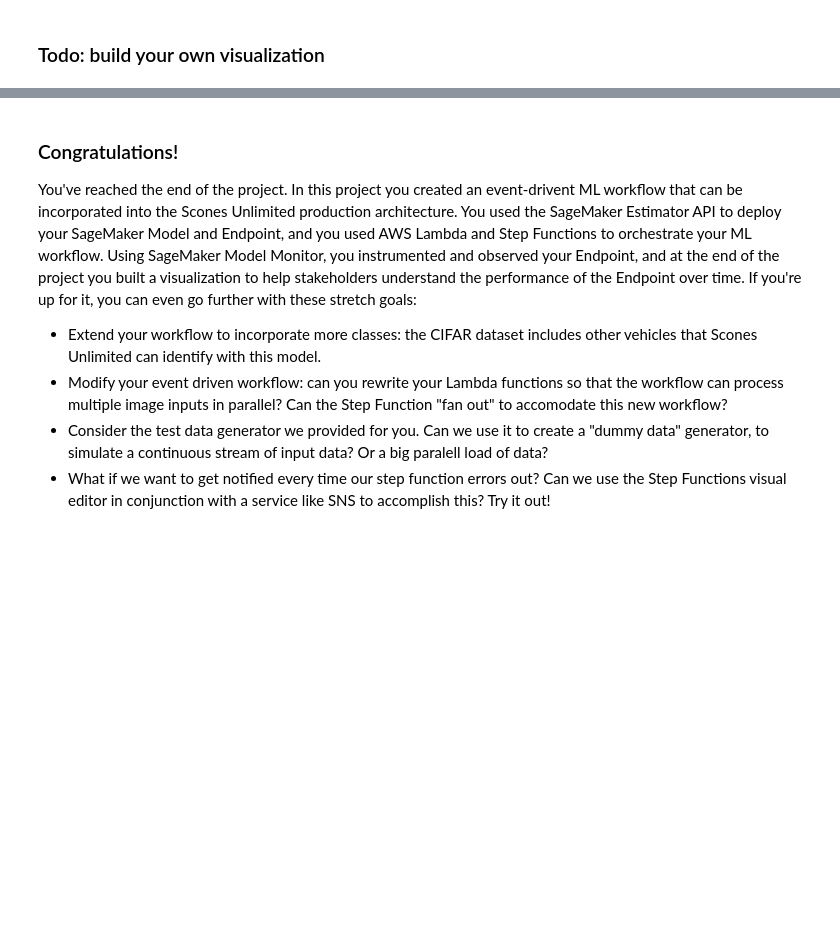
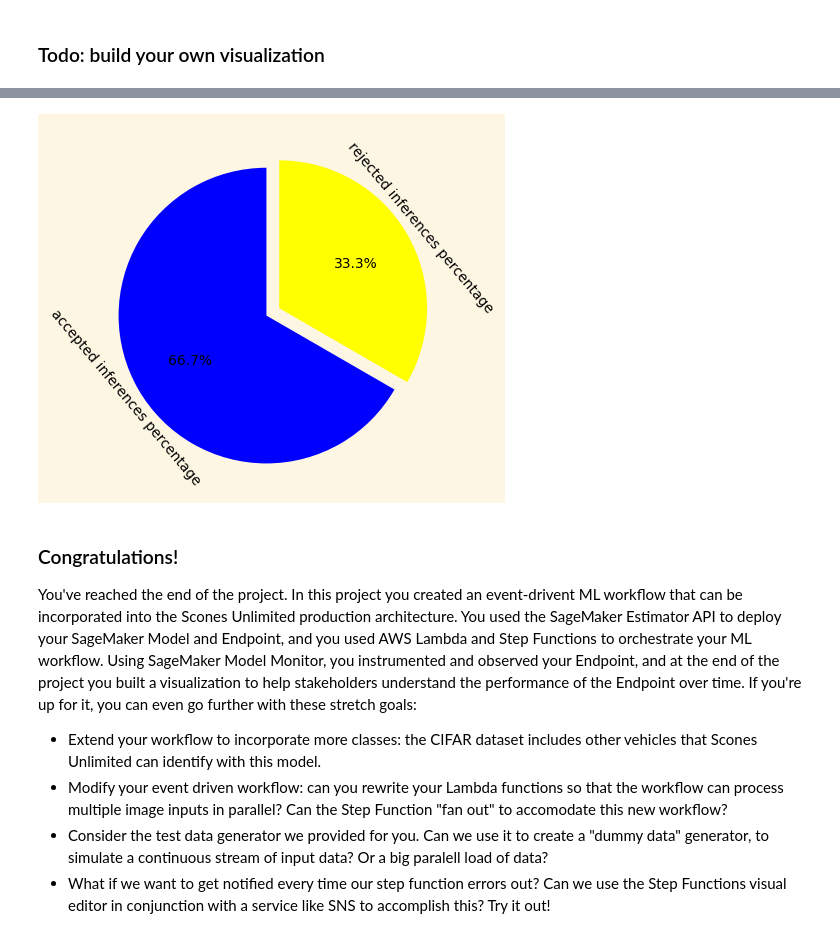
Before and after one commit to muhammed1k/Machine_Learning_Workflow_AWS, a Jupyter notebook: starter.ipynb, the cells around one changed output, grey strips where cells are left out. Cells and saved outputs as stored; diff of their text form; code cells hidden in the pictures; blank space fills up the shorter version.

```diff
--- a/starter.ipynb
+++ b/starter.ipynb
@@ -790,3 +806,28 @@ plt.show()
+# %%
+colors=['blue', 'yellow']
+labels = ['accepted inferences percentage','rejected inferences percentage']
+explode = [0.1,0]
+a=0
+r=0
+for i in y:
+    if i>= .75:
+        a +=1
+    else:
+        r+=1
+_y = [a,r]
+
+fig, ax = plt.subplots()
+
+pie2 = ax.pie(_y,labels=labels, colors=colors, startangle=90,explode=explode, autopct='%1.1f%%',rotatelabels =True)
+plt.setp(pie2[1], rotation_mode="anchor", ha="center", va="center")
+for tx in pie2[1]:
+    rot = tx.get_rotation()
+    tx.set_rotation(rot+100+(1-rot//180)*180)
+
+plt.show()
+plt.show()
+# %% [output]
+[figure, added]
 # %% [markdown]
 ### Congratulations!
 
```
Also changed, not shown: parts of 16 cells of this notebook, 15 other files.
